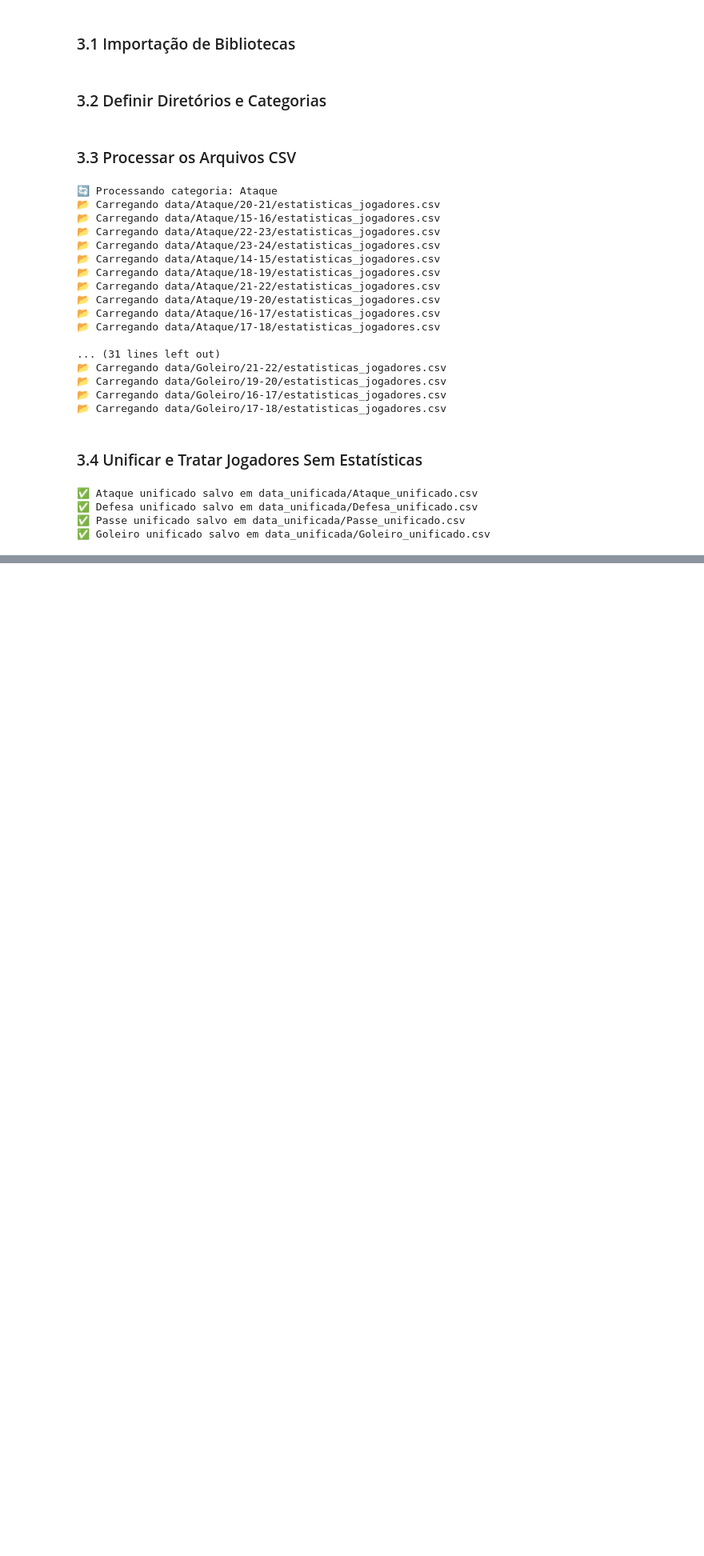
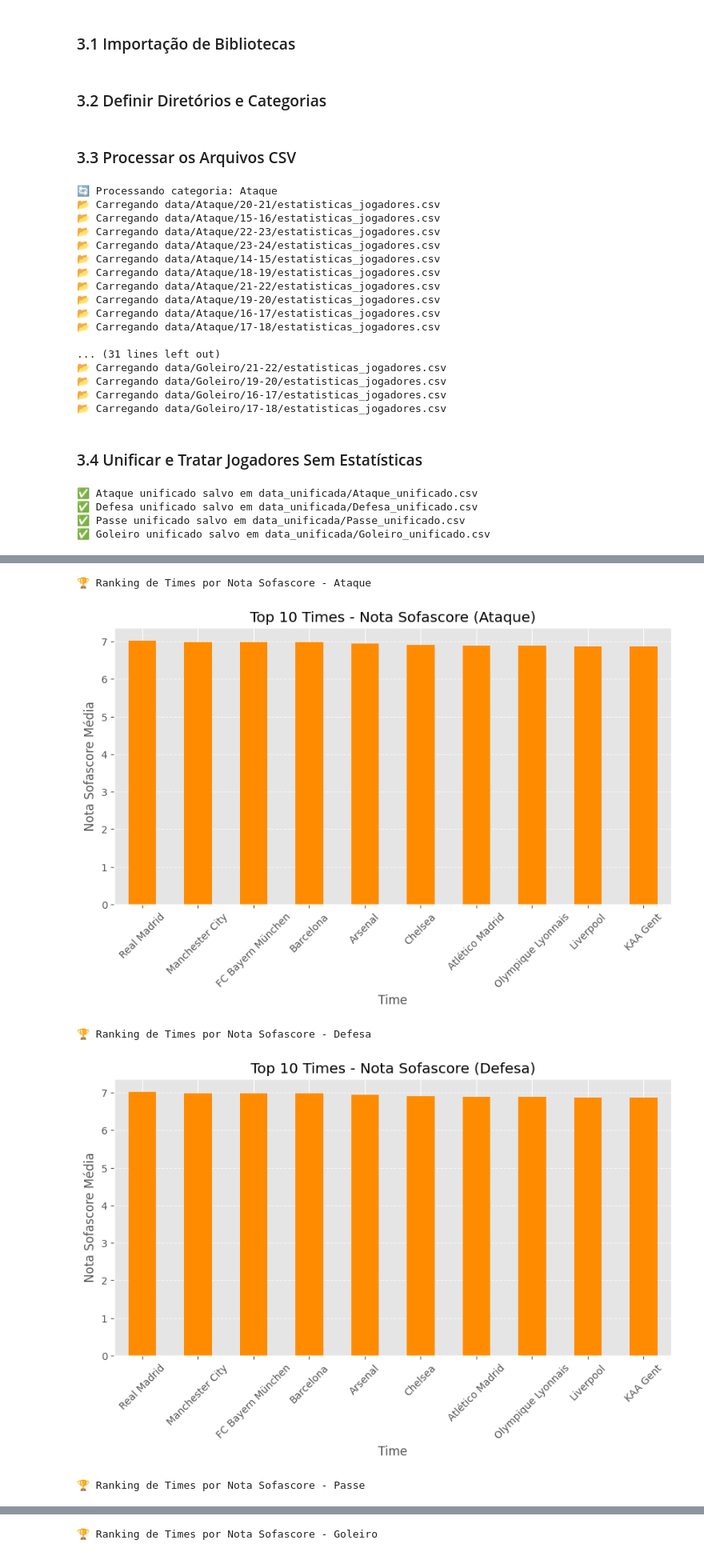
Before and after one commit to gabrierys/Data-Harvesting-Sofascore, a Jupyter notebook: champions_league_analysis.ipynb, the cells around one changed output, grey strips where cells are left out. Shown at 80% size. Saved outputs shown, nothing was run; the diff lists cells and outputs as text; code cells hidden in the pictures; blank space fills up the shorter version.

```diff
--- a/champions_league_analysis.ipynb
+++ b/champions_league_analysis.ipynb
@@ -442,0 +617,5 @@ for categoria, lista_dfs in dados_por_categoria.items():
+# %%
+for categoria, df in dados.items():
+    if "#" in df.columns:
+        df.drop(columns=["#"], inplace=True)
+        print(f"🔹 Coluna '#' removida de {categoria}")
@@ -442,0 +627,41 @@ for categoria, lista_dfs in dados_por_categoria.items():
+# %%
+def rankear_clubes_nota(df, categoria, top_n=10):
+    if "Clube" not in df.columns or "Nota Sofascore" not in df.columns:
+        print(f"⚠️ '{categoria}' não tem a coluna 'Nota Sofascore' ou 'Time'.")
+        return
+
+    df_ranking = df.groupby("Time")["Nota Sofascore"].mean()
+    top_clubes = df_ranking.sort_values(ascending=False).head(top_n)
+
+    plt.figure(figsize=(10, 5))
+    top_clubes.plot(kind="bar", color="darkorange")
+    plt.title(f"Top {top_n} Times - Nota Sofascore ({categoria})")
+    plt.xlabel("Time")
+# %%
+def rankear_clubes_nota(df, categoria, top_n=10):
+    if "Time" not in df.columns or "Nota Sofascore" not in df.columns:
+        print(f"⚠️ '{categoria}' não tem a coluna 'Nota Sofascore' ou 'Time'.")
+        return
+
+    df_ranking = df.groupby("Time")["Nota Sofascore"].mean()
+    top_clubes = df_ranking.sort_values(ascending=False).head(top_n)
+
+    plt.figure(figsize=(10, 5))
+    top_clubes.plot(kind="bar", color="darkorange")
+    plt.title(f"Top {top_n} Times - Nota Sofascore ({categoria})")
+    plt.xlabel("Time")
+    plt.ylabel("Nota Sofascore Média")
+    plt.xticks(rotation=45)
+    plt.grid(axis="y", linestyle="--", alpha=0.7)
+    plt.show()
+
+# Aplicar para cada categoria
+for categoria, df in dados.items():
+    print(f"\n🏆 Ranking de Times por Nota Sofascore - {categoria}")
+    rankear_clubes_nota(df, categoria)
+# %% [output]
+🏆 Ranking de Times por Nota Sofascore - Ataque
+[figure, added]
+🏆 Ranking de Times por Nota Sofascore - Defesa
+[figure, added]
+🏆 Ranking de Times por Nota Sofascore - Passe
@@ -442,0 +669 @@ for categoria, lista_dfs in dados_por_categoria.items():
+🏆 Ranking de Times por Nota Sofascore - Goleiro
```
Also changed, not shown: parts of 16 cells of this notebook.
